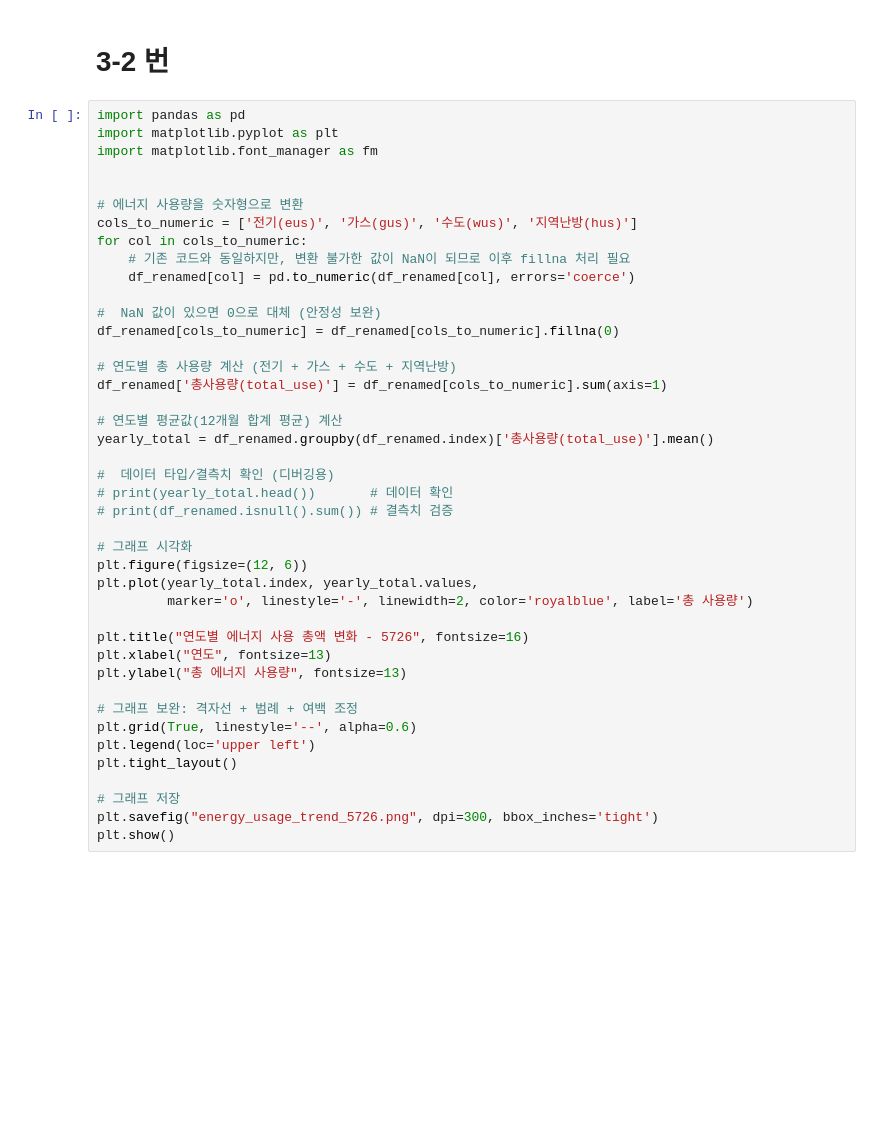
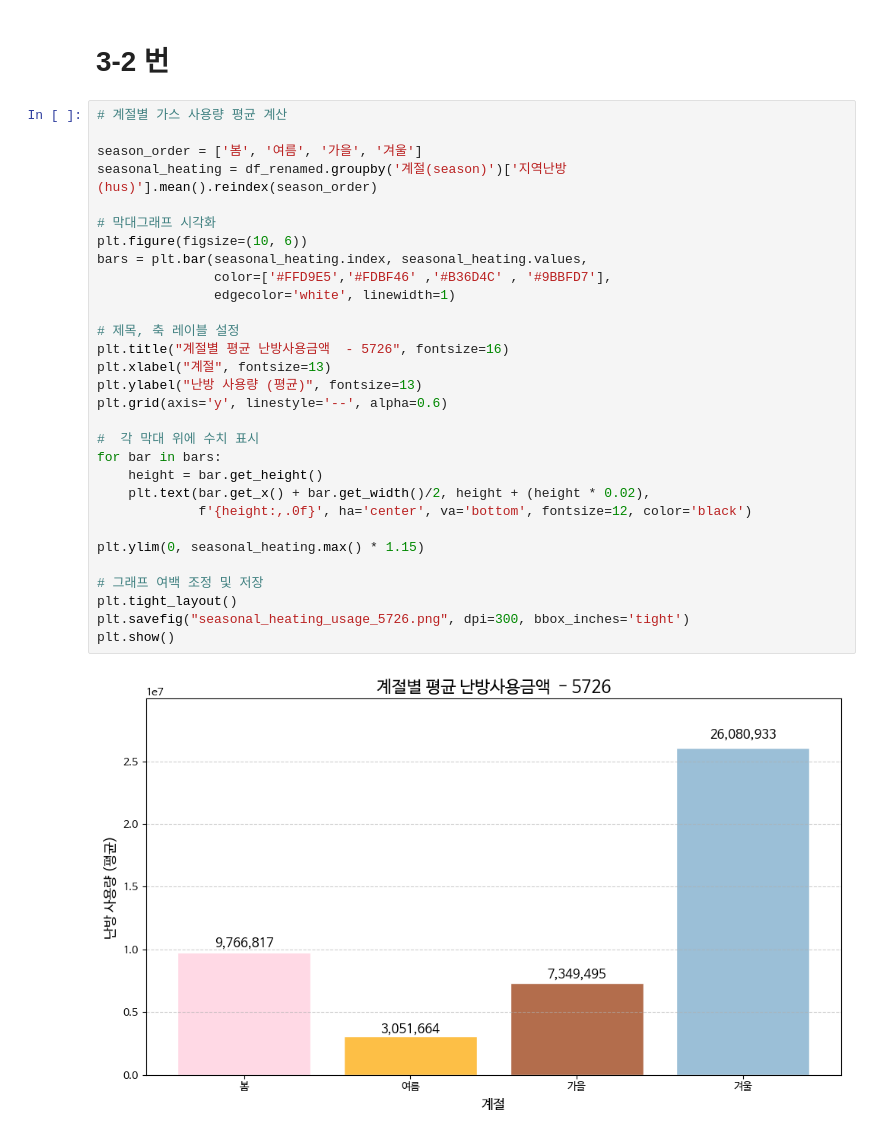
Before and after one commit to Elinasu001/Data-Analysis-with-Open-Source, a Jupyter notebook: 분석.ipynb, the cells around one changed output. Saved outputs shown, nothing was run; the diff lists cells and outputs as text; blank space fills up the shorter version.

```diff
--- a/분석.ipynb
+++ b/분석.ipynb
@@ -200,44 +232,34 @@ plt.show()
 # %% [markdown]
 # 3-2 번
-# %%
-import pandas as pd
-import matplotlib.pyplot as plt
-import matplotlib.font_manager as fm
-
-
-# 에너지 사용량을 숫자형으로 변환
-cols_to_numeric = ['전기(eus)', '가스(gus)', '수도(wus)', '지역난방(hus)']
-for col in cols_to_numeric:
-    # 기존 코드와 동일하지만, 변환 불가한 값이 NaN이 되므로 이후 fillna 처리 필요
-    df_renamed[col] = pd.to_numeric(df_renamed[col], errors='coerce')
-
-#  NaN 값이 있으면 0으로 대체 (안정성 보완)
-df_renamed[cols_to_numeric] = df_renamed[cols_to_numeric].fillna(0)
-
-# 연도별 총 사용량 계산 (전기 + 가스 + 수도 + 지역난방)
-df_renamed['총사용량(total_use)'] = df_renamed[cols_to_numeric].sum(axis=1)
-
-# 연도별 평균값(12개월 합계 평균) 계산
-yearly_total = df_renamed.groupby(df_renamed.index)['총사용량(total_use)'].mean()
-
-#  데이터 타입/결측치 확인 (디버깅용)
-# print(yearly_total.head())       # 데이터 확인
-# print(df_renamed.isnull().sum()) # 결측치 검증
-
-# 그래프 시각화
-plt.figure(figsize=(12, 6))
-plt.plot(yearly_total.index, yearly_total.values,
-         marker='o', linestyle='-', linewidth=2, color='royalblue', label='총 사용량')
-
-plt.title("연도별 에너지 사용 총액 변화 - 5726", fontsize=16)
-plt.xlabel("연도", fontsize=13)
-plt.ylabel("총 에너지 사용량", fontsize=13)
-
-# 그래프 보완: 격자선 + 범례 + 여백 조정
-plt.grid(True, linestyle='--', alpha=0.6)
-plt.legend(loc='upper left')
-plt.tight_layout()
-
-# 그래프 저장
-plt.savefig("energy_usage_trend_5726.png", dpi=300, bbox_inches='tight')
-plt.show()
+# %%
+# 계절별 가스 사용량 평균 계산
+
+season_order = ['봄', '여름', '가을', '겨울']
+seasonal_heating = df_renamed.groupby('계절(season)')['지역난방(hus)'].mean().reindex(season_order)
+
+# 막대그래프 시각화
+plt.figure(figsize=(10, 6))
+bars = plt.bar(seasonal_heating.index, seasonal_heating.values,
+               color=['#FFD9E5','#FDBF46' ,'#B36D4C' , '#9BBFD7'],
+               edgecolor='white', linewidth=1)
+
+# 제목, 축 레이블 설정
+plt.title("계절별 평균 난방사용금액  - 5726", fontsize=16)
+plt.xlabel("계절", fontsize=13)
+plt.ylabel("난방 사용량 (평균)", fontsize=13)
+plt.grid(axis='y', linestyle='--', alpha=0.6)
+
+#  각 막대 위에 수치 표시
+for bar in bars:
+    height = bar.get_height()
+    plt.text(bar.get_x() + bar.get_width()/2, height + (height * 0.02),
+             f'{height:,.0f}', ha='center', va='bottom', fontsize=12, color='black')
+
+plt.ylim(0, seasonal_heating.max() * 1.15)
+
+# 그래프 여백 조정 및 저장
+plt.tight_layout()
+plt.savefig("seasonal_heating_usage_5726.png", dpi=300, bbox_inches='tight')
+plt.show()
+# %% [output]
+[figure, added]
```
Also changed, not shown: parts of 2 cells of this notebook.
